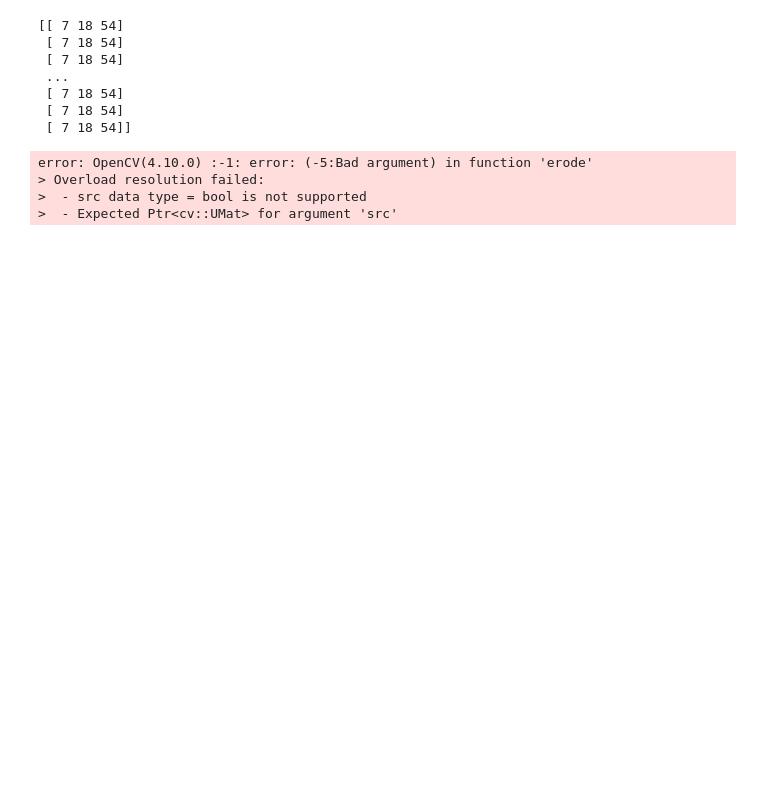
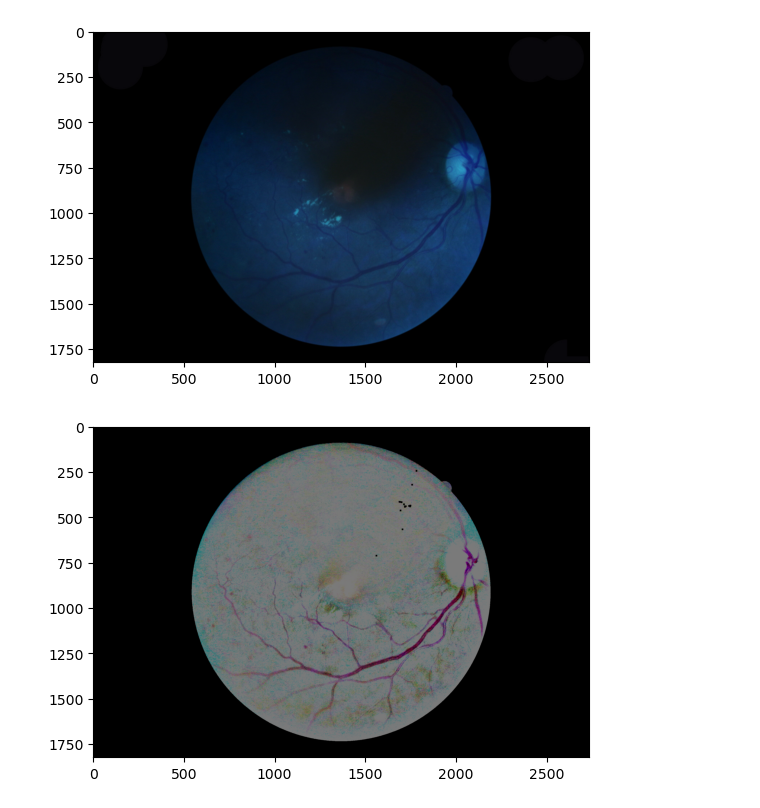
Before and after one commit to florianbasset/fundus-preprocessor-toolkit, a Jupyter notebook: notebook/codeclementplayout_seoud.ipynb, the cells around one changed output. Drawn from its saved outputs; the diff is of its cells as text; code cells hidden in the pictures; blank space fills up the shorter version.

```diff
--- a/notebook/codeclementplayout_seoud.ipynb
+++ b/notebook/codeclementplayout_seoud.ipynb
@@ -23,8 +23,9 @@ def fundus_roi(image, mask=None):
 
 
 def apply_seoud(image, roi=None, diameter=None):
-    roi = fundus_roi(image)["roi"]
-    D = diameter
+    data = fundus_roi(image)
+    roi = data["roi"]
+    D = data["diameter"]
     roi_bool = roi > 0
 
     mean_img = np.mean(image[roi_bool])
@@ -32,6 +33,7 @@ def apply_seoud(image, roi=None, diameter=None):
     kernel = cv2.getStructuringElement(cv2.MORPH_CROSS, (3, 3))
     dilated_image = cv2.dilate(image, kernel, iterations=25)
     image[roi == 0] = np.mean(image, axis=(0, 1))
+    roi = roi.astype(np.uint8)
     roi = cv2.erode(roi, np.ones((9, 9)), iterations=1)
     expended_roi = np.expand_dims(roi, 2)
     dilated_image[dilated_image[:, :, 0] < 100] = np.mean(dilated_image, axis=(0, 1))
@@ -64,52 +66,37 @@ def apply_seoud(image, roi=None, diameter=None):
     output = cv2.addWeighted(output.astype(np.float32), 1, cv2.divide(hpf.astype(np.float32), std + 1e-7), 1, 0).clip(0, 255)
 
     cs = cv2.split(output)
     out = []
     for c in cs:
         c = (std_img * (c - c.mean()) / c.std()) + 127
         c = c.clip(mean_img - 3 * std_img, mean_img + 3 * std_img)
         out.append(c)
 
-    # out[-1] = out[-2]
     output = cv2.merge(out).clip(0, 255).astype(np.uint8)
-    local_eq = True
-    if local_eq:
-        output = cv2.cvtColor(output, cv2.COLOR_RGB2LAB)
-        l, a, b = cv2.split(output)
-        clahe = cv2.createCLAHE(clipLimit=0.25, tileGridSize=(h3, h3))
-        l = clahe.apply(l)
-        output = cv2.merge((l, a, b))
-        output = cv2.cvtColor(output, cv2.COLOR_LAB2RGB)
-    return {"image": image, "output": output * expended_roi}
+    return {'image': image, 'output': output * expended_roi}
 
 
 def local_std(image, size):
     img_sq = cv2.multiply(image.astype(np.float32), image.astype(np.float32))
     E_img_sq = cv2.blur(img_sq, (size, size))
 
     E_local = cv2.blur(image.astype(np.float32), (size, size))
     sq_E_local = cv2.multiply(E_local, E_local)
 
     var = cv2.add(E_img_sq, -sq_E_local)
     std = cv2.sqrt(var.clip(1e-3, var.max()))
     return std
 
-image = cv2.imread('../data/image_1.png')
+image = cv2.imread('../data/007-3607-200.jpg')
+plt.imshow(image)
+plt.show()
 if image is None:
     print("Erreur: Impossible de charger l'image.")
+    print("Vérifiez le chemin de l'image.")
 else:
     seoud_image = apply_seoud(image)
     plt.imshow(seoud_image['output'])
     plt.show()
 # %% [output]
-[[ 7 18 54]
- [ 7 18 54]
- [ 7 18 54]
- ...
- [ 7 18 54]
- [ 7 18 54]
- [ 7 18 54]]
-error: OpenCV(4.10.0) :-1: error: (-5:Bad argument) in function 'erode'
-> Overload resolution failed:
->  - src data type = bool is not supported
->  - Expected Ptr<cv::UMat> for argument 'src'
+[figure, added]
+[figure, added]
```
